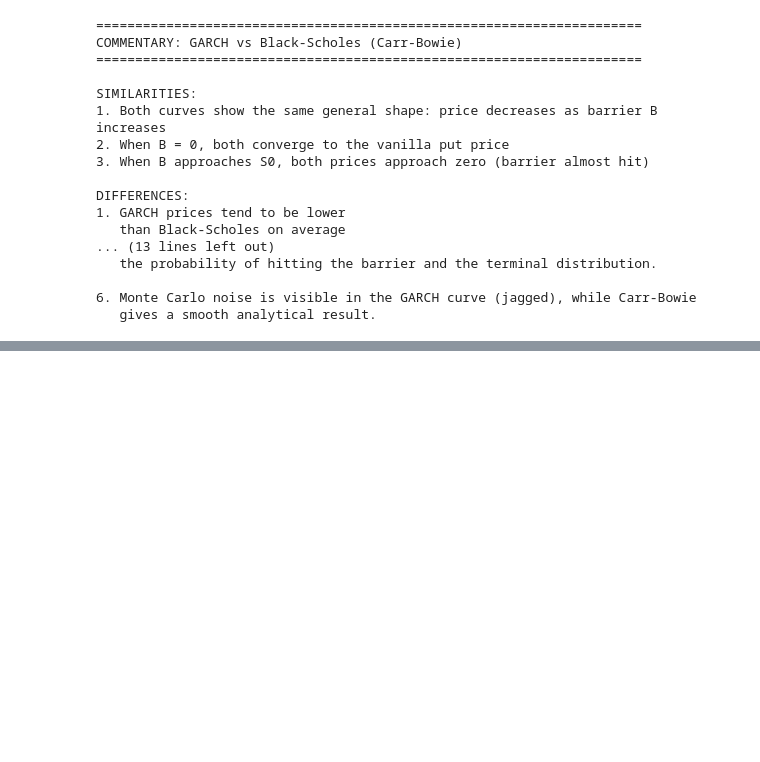
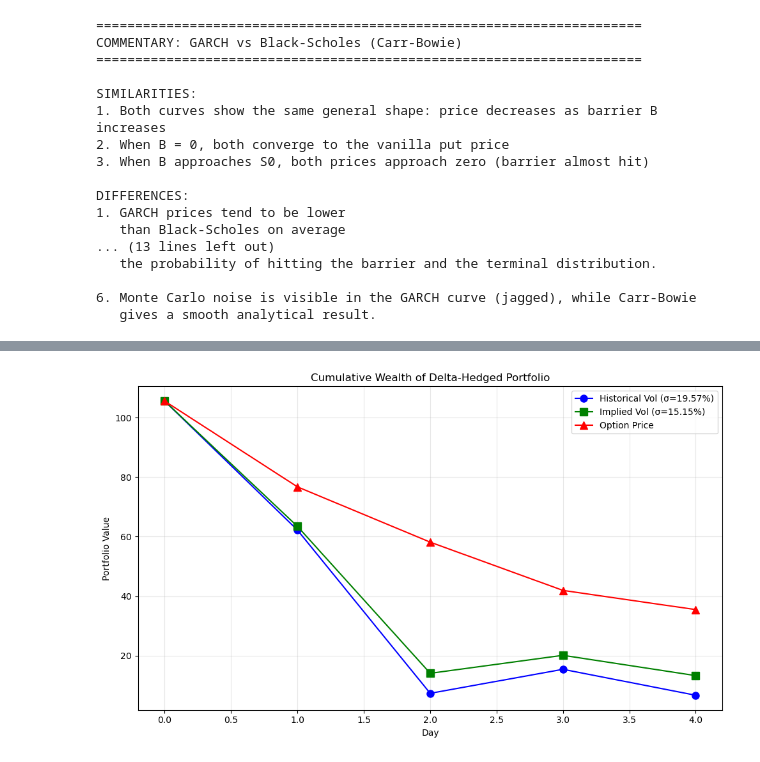
Before and after one commit to CarlottaSeal/ADM-hw4, a Jupyter notebook: hw4-v2.ipynb, the cells around one changed output, grey strips where cells are left out. Saved outputs shown, nothing was run; the diff lists cells and outputs as text; code cells hidden in the pictures; blank space fills up the shorter version.

```diff
--- a/hw4-v2.ipynb
+++ b/hw4-v2.ipynb
@@ -893,0 +1156,17 @@ DIFFERENCES:
+# %%
+fig, ax = plt.subplots(1, 1, figsize=(10, 6))
+
+ax.plot(range(len(wealth1)), wealth1, 'b-o', label=f'Historical Vol (σ={sigma1:.2%})', markersize=8)
+ax.plot(range(len(wealth2)), wealth2, 'g-s', label=f'Implied Vol (σ={sigma2:.2%})', markersize=8)
+ax.plot(range(len(C)), C, 'r-^', label='Option Price', markersize=8)
+
+ax.set_title('Cumulative Wealth of Delta-Hedged Portfolio')
+ax.set_xlabel('Day')
+ax.set_ylabel('Portfolio Value')
+ax.legend()
+ax.grid(True, alpha=0.3)
+
+plt.tight_layout()
+plt.show()
+# %% [output]
+[figure, added]
```
Also changed, not shown: parts of 15 cells of this notebook, 1 other file.
